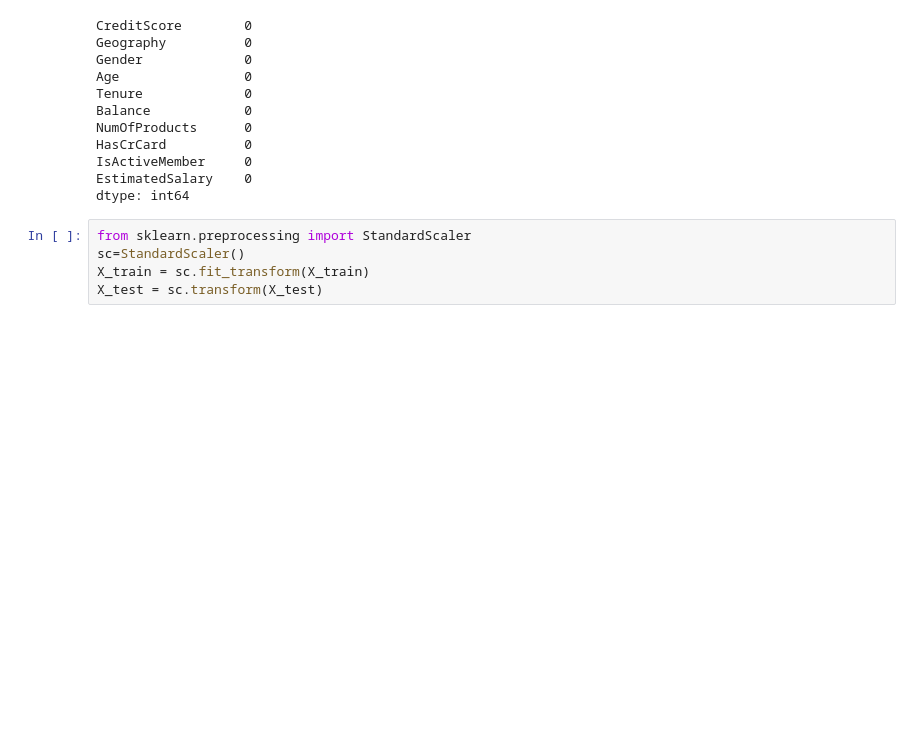
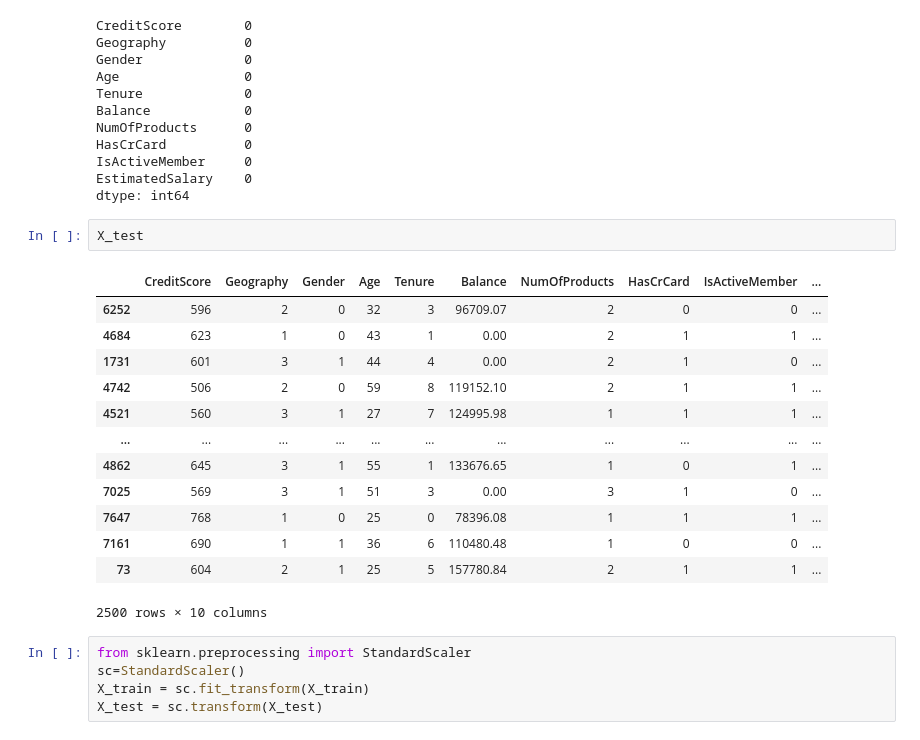
Before and after one commit to shub-coder/Customer-Churn-Predictor, a Jupyter notebook: Churn_Predictor.ipynb, the cells around one changed output. Cells and saved outputs as stored; diff of their text form; blank space fills up the shorter version.

```diff
--- a/Churn_Predictor.ipynb
+++ b/Churn_Predictor.ipynb
@@ -227,6 +227,22 @@ HasCrCard          0
 IsActiveMember     0
 EstimatedSalary    0
 dtype: int64
+# %%
+X_test
+# %% [output]
+|  | CreditScore | Geography | Gender | Age | Tenure | Balance | NumOfProducts | HasCrCard | IsActiveMember | ... |
+| 6252 | 596 | 2 | 0 | 32 | 3 | 96709.07 | 2 | 0 | 0 | ... |
+| 4684 | 623 | 1 | 0 | 43 | 1 | 0.00 | 2 | 1 | 1 | ... |
+| 1731 | 601 | 3 | 1 | 44 | 4 | 0.00 | 2 | 1 | 0 | ... |
+| 4742 | 506 | 2 | 0 | 59 | 8 | 119152.10 | 2 | 1 | 1 | ... |
+| 4521 | 560 | 3 | 1 | 27 | 7 | 124995.98 | 1 | 1 | 1 | ... |
+| ... | ... | ... | ... | ... | ... | ... | ... | ... | ... | ... |
+| 4862 | 645 | 3 | 1 | 55 | 1 | 133676.65 | 1 | 0 | 1 | ... |
+| 7025 | 569 | 3 | 1 | 51 | 3 | 0.00 | 3 | 1 | 0 | ... |
+| 7647 | 768 | 1 | 0 | 25 | 0 | 78396.08 | 1 | 1 | 1 | ... |
+| 7161 | 690 | 1 | 1 | 36 | 6 | 110480.48 | 1 | 0 | 0 | ... |
+| 73 | 604 | 2 | 1 | 25 | 5 | 157780.84 | 2 | 1 | 1 | ... |
+2500 rows × 10 columns
 # %%
 from sklearn.preprocessing import StandardScaler
 sc=StandardScaler()
```
Also changed, not shown: parts of 4 cells of this notebook.
